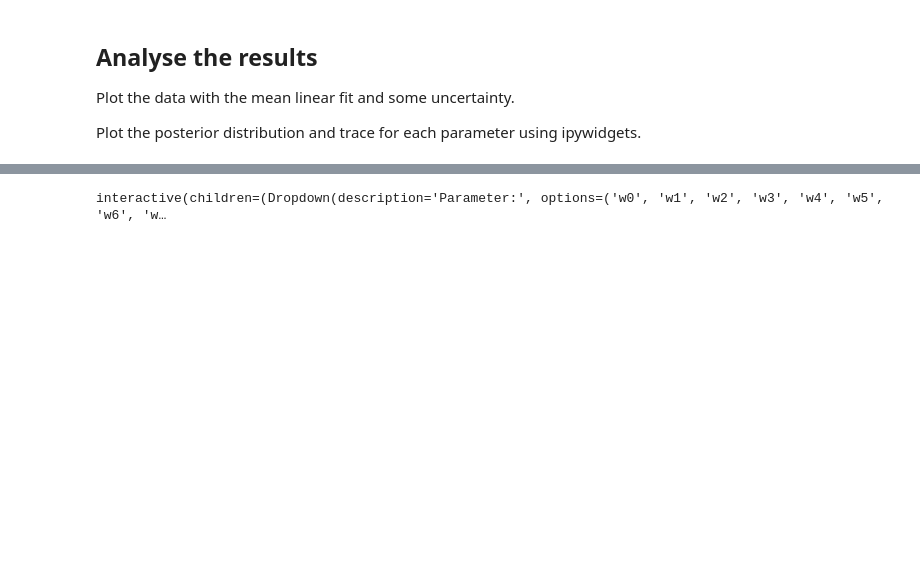
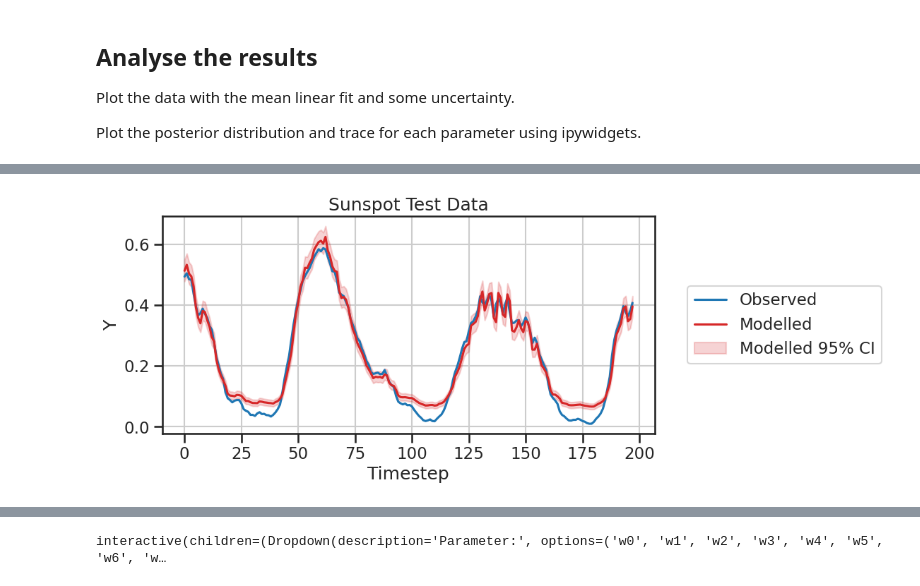
Before and after one commit to schncl/Compstats_proj, a Jupyter notebook: Bayesian-Neural-Network-Abalone-Reduced.ipynb, the cells around one changed output, grey strips where cells are left out. Cells and saved outputs as stored; diff of their text form; code cells hidden in the pictures; blank space fills up the shorter version.

```diff
--- a/Bayesian-Neural-Network-Abalone-Reduced.ipynb
+++ b/Bayesian-Neural-Network-Abalone-Reduced.ipynb
@@ -589,3 +568,12 @@ plot_ycorr_scatter(
+# %%
+plot_y_timeseries(
+    y_test,
+    pred_y_test,
+    dataset_name=name + ' Test',
+    ci=True
+)
+# %% [output]
+[figure, added]
 # %%
 # Print the train/test RMSE
 print('RMSE: mean (std)')
```
Also changed, not shown: parts of 7 cells of this notebook.
